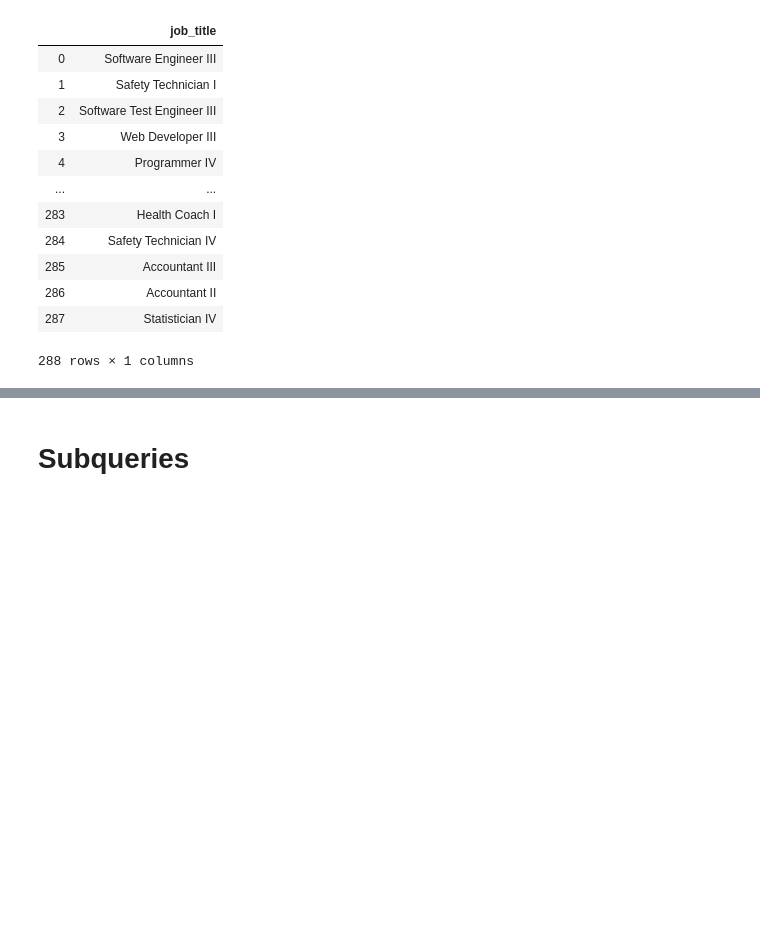
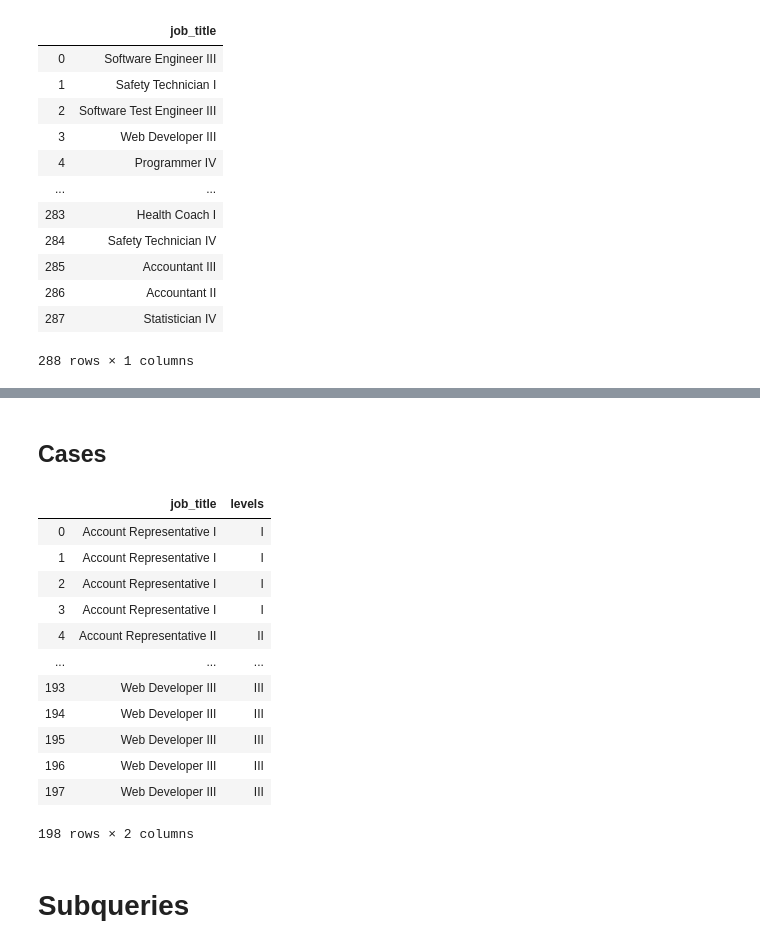
Before and after one commit to yasharmansouri/SQL-for-Data-Science, a Jupyter notebook: sql_for_data_science.ipynb, the cells around one changed output, grey strips where cells are left out. Cells and saved outputs as stored; diff of their text form; code cells hidden in the pictures; blank space fills up the shorter version.

```diff
--- a/sql_for_data_science.ipynb
+++ b/sql_for_data_science.ipynb
@@ -479,3 +569,32 @@ cmd = """SELECT job_title FROM staff
+# %% [markdown]
+## Cases
+# %%
+cmd = """SELECT job_title,
+         CASE WHEN job_title SIMILAR TO '%IV' THEN 'IV'
+	     WHEN job_title SIMILAR TO '%III' THEN 'III'
+	     WHEN job_title SIMILAR TO '%II' THEN 'II'
+	     WHEN job_title SIMILAR TO '%I' THEN 'I'
+         END AS levels
+         FROM staff
+         WHERE job_title SIMILAR TO '(%I|II|III|IV)'
+         ORDER BY job_title"""
+cur.execute(cmd)
+cols = [x[0] for x in cur.description]
+pd.DataFrame(cur.fetchall(), columns=cols)
+# %% [output]
+|  | job_title | levels |
+| 0 | Account Representative I | I |
+| 1 | Account Representative I | I |
+| 2 | Account Representative I | I |
+| 3 | Account Representative I | I |
+| 4 | Account Representative II | II |
+| ... | ... | ... |
+| 193 | Web Developer III | III |
+| 194 | Web Developer III | III |
+| 195 | Web Developer III | III |
+| 196 | Web Developer III | III |
+| 197 | Web Developer III | III |
+198 rows × 2 columns
 # %% [markdown]
 # Subqueries
 # %% [markdown]
```
Also changed, not shown: parts of 9 cells of this notebook.
